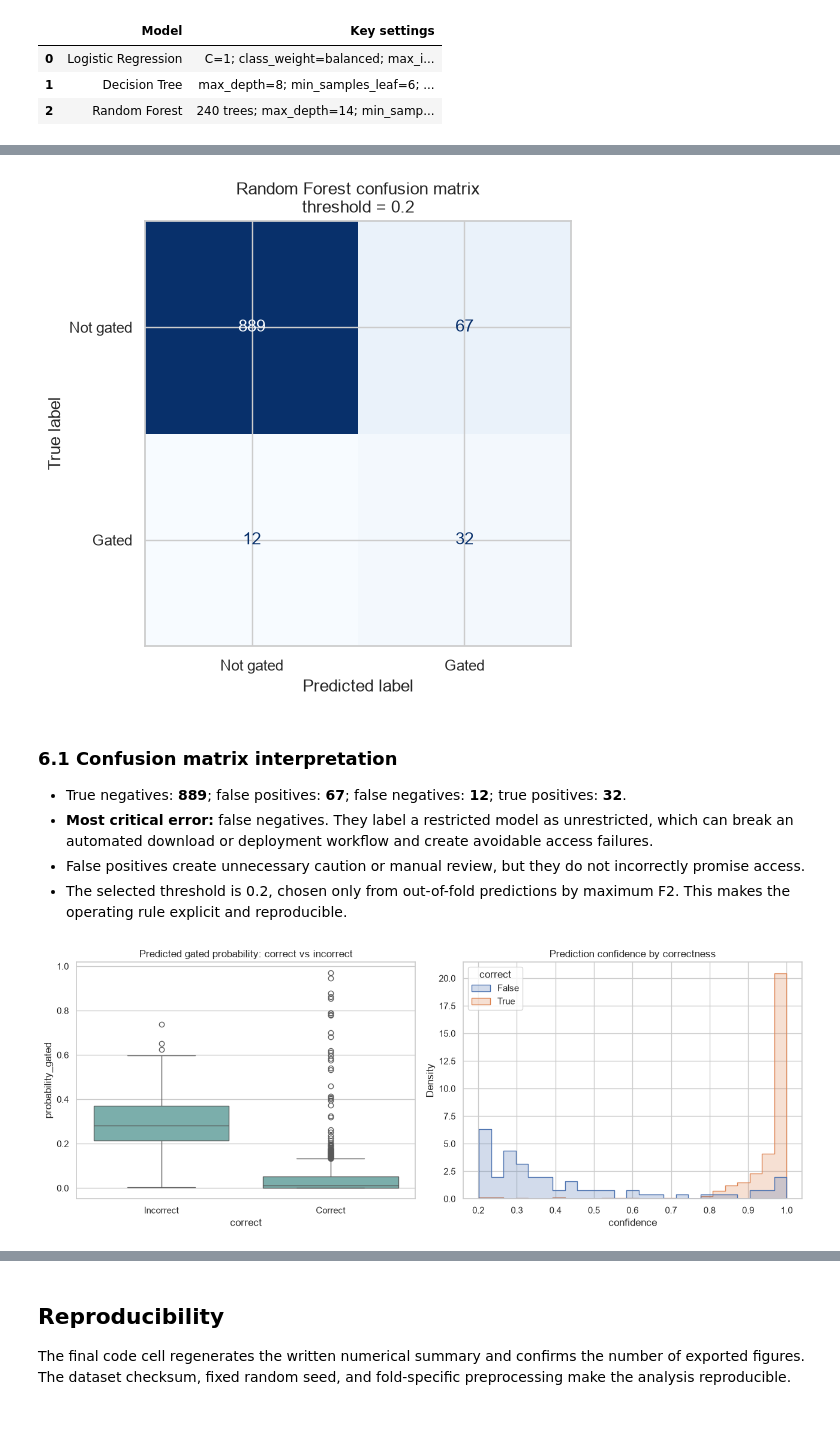
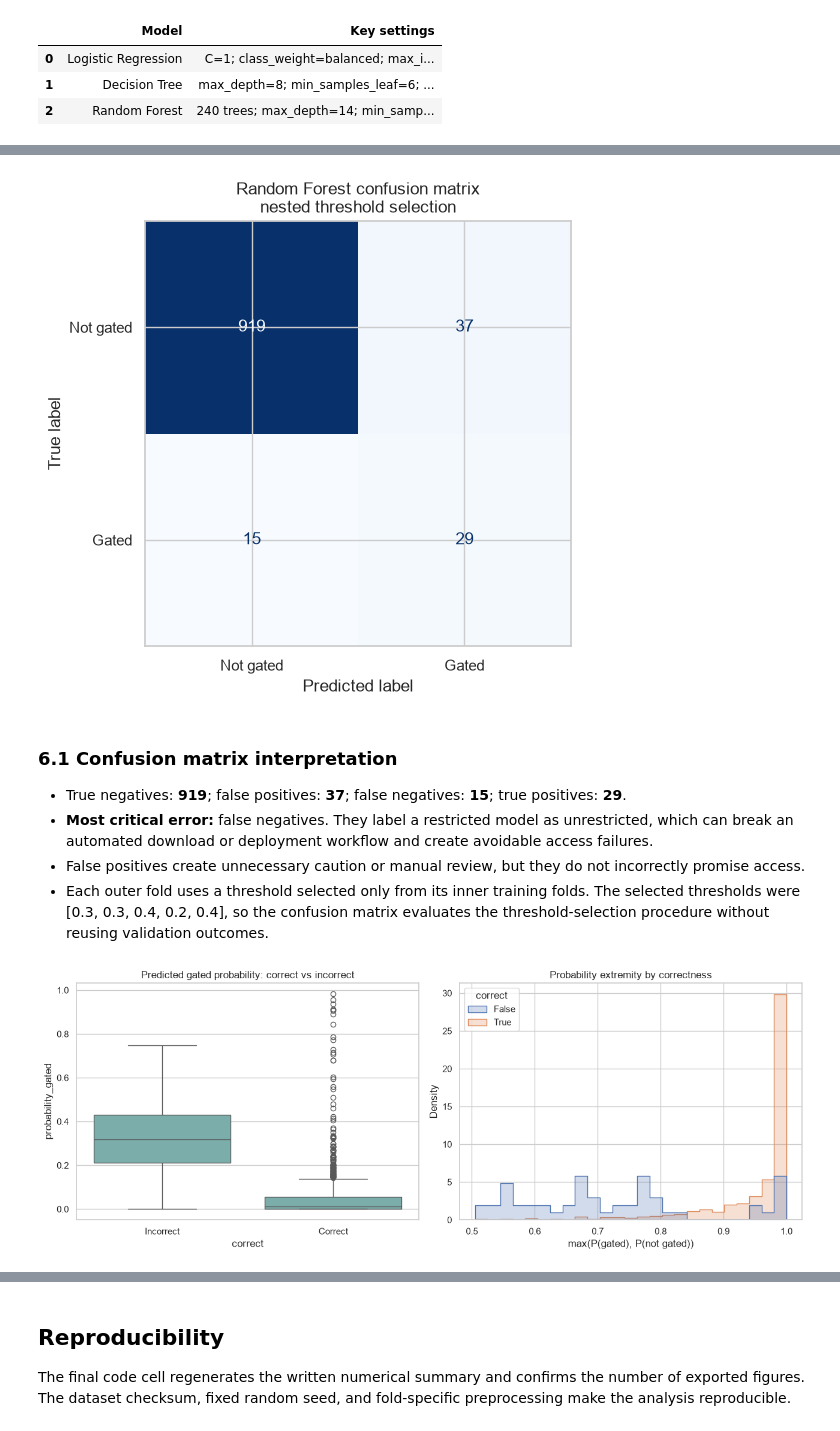
Before and after one commit to tedir1995-beep/hit-data-science-hw2, a Jupyter notebook: notebooks/huggingface_models_error_analysis.ipynb, the cells around one changed output, grey strips where cells are left out. Drawn from its saved outputs; the diff is of its cells as text; code cells hidden in the pictures.

```diff
--- a/notebooks/huggingface_models_error_analysis.ipynb
+++ b/notebooks/huggingface_models_error_analysis.ipynb
@@ -37,6 +37,7 @@ import math
 import warnings
 
 import matplotlib.pyplot as plt
+from matplotlib.ticker import PercentFormatter
 import numpy as np
 import pandas as pd
 import seaborn as sns
@@ -81,6 +82,7 @@ FIGURE_DIR = ROOT / "reports" / "figures"
 FIGURE_DIR.mkdir(parents=True, exist_ok=True)
 sns.set_theme(style="whitegrid", context="notebook")
 pd.set_option("display.max_columns", 50)
+pd.set_option("display.max_rows", 100)
 pd.set_option("display.float_format", lambda x: f"{x:,.4f}")
 
 def markdown_table(frame, decimals=4):
@@ -171,7 +175,7 @@ reg_numeric = ["likes", "model_age_days", "days_since_update", "tag_count"]
 reg_categorical = ["pipeline_tag", "library_name", "gated_status"]
 reg_features = reg_numeric + reg_categorical
 
-clf_numeric = ["downloads", "likes", "model_age_days", "days_since_update", "tag_count"]
+clf_numeric = ["likes", "model_age_days", "days_since_update", "tag_count"]
 clf_categorical = ["pipeline_tag", "library_name"]
 clf_features = clf_numeric + clf_categorical
 
@@ -749,7 +854,7 @@ cm = confusion_matrix(y_clf, selected_pred)
 tn, fp, fn, tp = cm.ravel()
 fig, ax = plt.subplots(figsize=(6.5, 5.5))
 ConfusionMatrixDisplay(cm, display_labels=["Not gated", "Gated"]).plot(ax=ax, cmap="Blues", colorbar=False)
-ax.set_title(f"{preferred_clf_name} confusion matrix\nthreshold = {selected_threshold:.1f}")
+ax.set_title(f"{preferred_clf_name} confusion matrix\nnested threshold selection")
 fig.tight_layout()
 fig.savefig(FIGURE_DIR / "08_confusion_matrix.png", dpi=180, bbox_inches="tight")
 plt.show()
@@ -760,36 +865,54 @@ display(Markdown(f'''
 - True negatives: **{tn}**; false positives: **{fp}**; false negatives: **{fn}**; true positives: **{tp}**.
 - **Most critical error:** false negatives. They label a restricted model as unrestricted, which can break an automated download or deployment workflow and create avoidable access failures.
 - False positives create unnecessary caution or manual review, but they do not incorrectly promise access.
-- The selected threshold is {selected_threshold:.1f}, chosen only from out-of-fold predictions by maximum F2. This makes the operating rule explicit and reproducible.
+- Each outer fold uses a threshold selected only from its inner training folds. The selected thresholds were {outer_thresholds['Inner-selected threshold'].tolist()}, so the confusion matrix evaluates the threshold-selection procedure without reusing validation outcomes.
 '''))
 # %% [output]
-[figure, old version]
+[figure, new version]
 
 ### 6.1 Confusion matrix interpretation
 
-- True negatives: **889**; false positives: **67**; false negatives: **12**; true positives: **32**.
+- True negatives: **919**; false positives: **37**; false negatives: **15**; true positives: **29**.
 - **Most critical error:** false negatives. They label a restricted model as unrestricted, which can break an automated download or deployment workflow and create avoidable access failures.
 - False positives create unnecessary caution or manual review, but they do not incorrectly promise access.
-- The selected threshold is 0.2, chosen only from out-of-fold predictions by maximum F2. This makes the operating rule explicit and reproducible.
+- Each outer fold uses a threshold selected only from its inner training folds. The selected thresholds were [0.3, 0.3, 0.4, 0.2, 0.4], so the confusion matrix evaluates the threshold-selection procedure without reusing validation outcomes.
 # %%
-clf_errors = modeling[["id", "author", "pipeline_tag", "library_name"] + clf_numeric].copy()
+clf_errors = modeling[["id", "author", "pipeline_tag", "library_name", "downloads"] + clf_numeric].copy()
 clf_errors["actual"] = y_clf.to_numpy()
-clf_errors["probability_gated"] = preferred_clf_prob
+clf_errors["probability_gated"] = nested_threshold_prob
+clf_errors["threshold_used"] = nested_threshold_used
 clf_errors["predicted"] = selected_pred
 clf_errors["correct"] = clf_errors["actual"].eq(clf_errors["predicted"])
-clf_errors["confidence"] = np.where(clf_errors["predicted"].eq(1), clf_errors["probability_gated"], 1 - clf_errors["probability_gated"])
+clf_errors["probability_confidence"] = np.maximum(
+    clf_errors["probability_gated"], 1 - clf_errors["probability_gated"]
+)
 
 fig, axes = plt.subplots(1, 2, figsize=(13, 5))
 sns.boxplot(data=clf_errors, x="correct", y="probability_gated", ax=axes[0], color="#72B7B2")
 axes[0].set_title("Predicted gated probability: correct vs incorrect")
 axes[0].set_xticks([0, 1], labels=["Incorrect", "Correct"])
-sns.histplot(data=clf_errors, x="confidence", hue="correct", bins=25, element="step", stat="density", common_norm=False, ax=axes[1])
-axes[1].set_title("Prediction confidence by correctness")
+sns.histplot(
+    data=clf_errors,
+    x="probability_confidence",
+    hue="correct",
+    bins=25,
+    element="step",
+    stat="density",
+    common_norm=False,
+    ax=axes[1],
+)
+axes[1].set_title("Probability extremity by correctness")
+axes[1].set_xlabel("max(P(gated), P(not gated))")
 fig.tight_layout()
 fig.savefig(FIGURE_DIR / "09_probability_correctness.png", dpi=180, bbox_inches="tight")
 plt.show()
 
-high_confidence_errors = clf_errors.loc[(~clf_errors["correct"]) & (clf_errors["confidence"] >= .8)].sort_values("confidence", ascending=False)
-high_confidence_errors[["id", "pipeline_tag", "library_name", "actual", "predicted", "probability_gated", "confidence"]].head(15)
+high_confidence_errors = clf_errors.loc[
+    (~clf_errors["correct"]) & (clf_errors["probability_confidence"] >= .8)
+].sort_values("probability_confidence", ascending=False)
+high_confidence_errors[[
+    "id", "pipeline_tag", "library_name", "actual", "predicted",
+    "probability_gated", "threshold_used", "probability_confidence",
+]]
 # %% [output]
-[figure, old version]
+[figure, new version]
```
Also changed, not shown: parts of 24 cells of this notebook, 15 other files.
